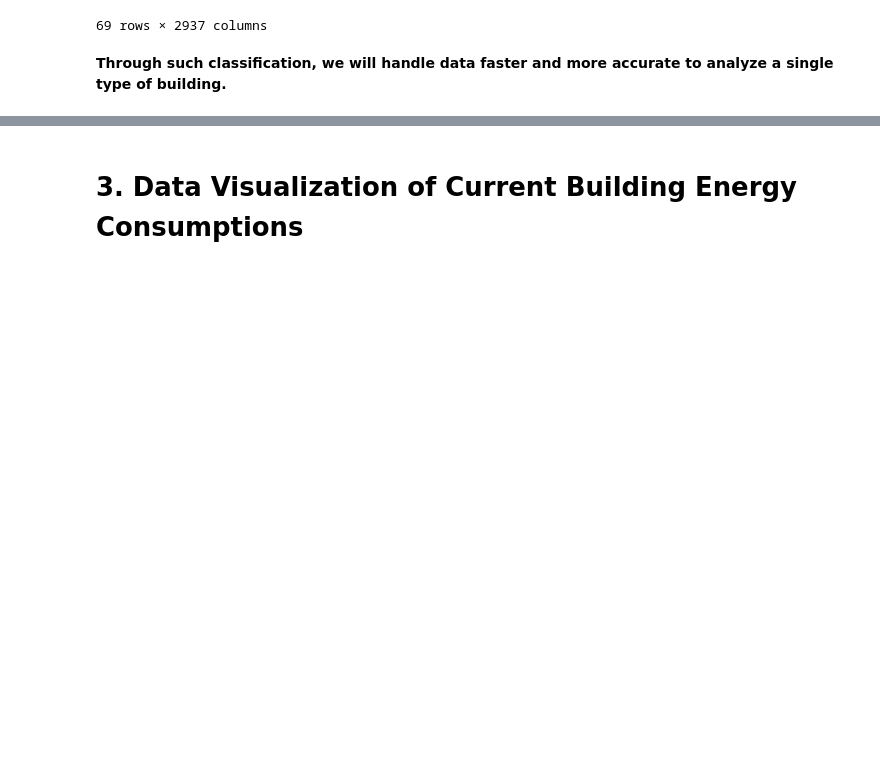
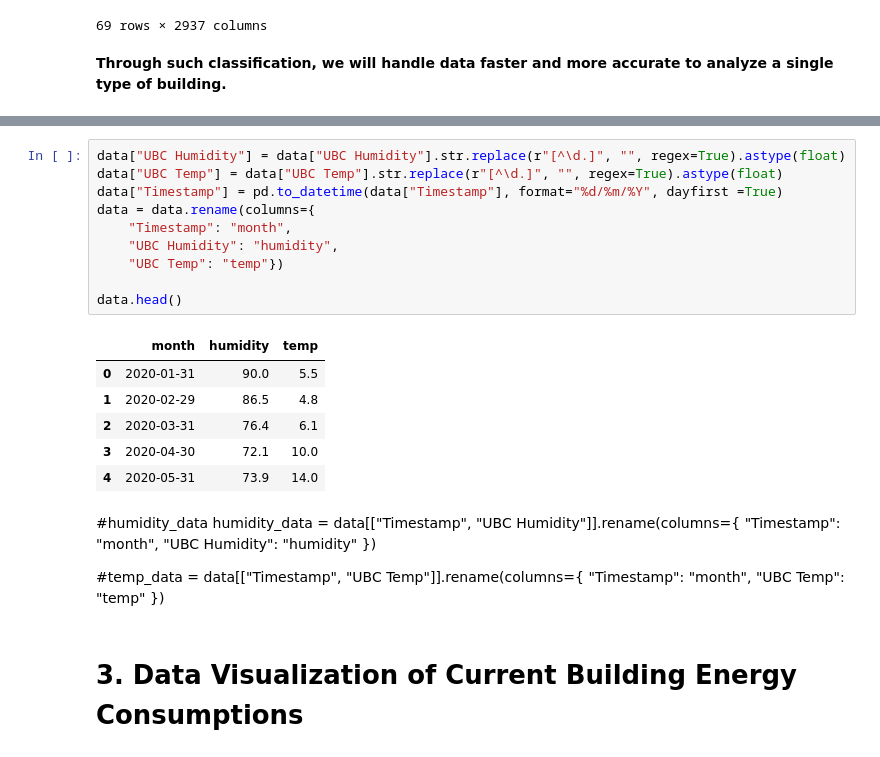
Before and after one commit to Speculatorrr/ECON323-Building-Energy-Analysis, a Jupyter notebook: Final_Project.ipynb, the cells around one changed output, grey strips where cells are left out. Saved outputs shown, nothing was run; the diff lists cells and outputs as text; blank space fills up the shorter version.

```diff
--- a/Final_Project.ipynb
+++ b/Final_Project.ipynb
@@ -213,3 +225,31 @@ Academic_data
+# %%
+data["UBC Humidity"] = data["UBC Humidity"].str.replace(r"[^\d.]", "", regex=True).astype(float)
+data["UBC Temp"] = data["UBC Temp"].str.replace(r"[^\d.]", "", regex=True).astype(float)
+data["Timestamp"] = pd.to_datetime(data["Timestamp"], format="%d/%m/%Y", dayfirst =True)
+data = data.rename(columns={
+    "Timestamp": "month",
+    "UBC Humidity": "humidity",
+    "UBC Temp": "temp"})
+
+data.head()
+# %% [output]
+|  | month | humidity | temp |
+| 0 | 2020-01-31 | 90.0 | 5.5 |
+| 1 | 2020-02-29 | 86.5 | 4.8 |
+| 2 | 2020-03-31 | 76.4 | 6.1 |
+| 3 | 2020-04-30 | 72.1 | 10.0 |
+| 4 | 2020-05-31 | 73.9 | 14.0 |
+# %% [markdown]
+#humidity_data
+humidity_data = data[["Timestamp", "UBC Humidity"]].rename(columns={
+    "Timestamp": "month",
+    "UBC Humidity": "humidity"
+})
+
+#temp_data = data[["Timestamp", "UBC Temp"]].rename(columns={
+    "Timestamp": "month",
+    "UBC Temp": "temp"
+})
 # %% [markdown]
 # **3. Data Visualization of Current Building Energy Consumptions**
 # %%
```
Also changed, not shown: parts of 17 cells of this notebook.
